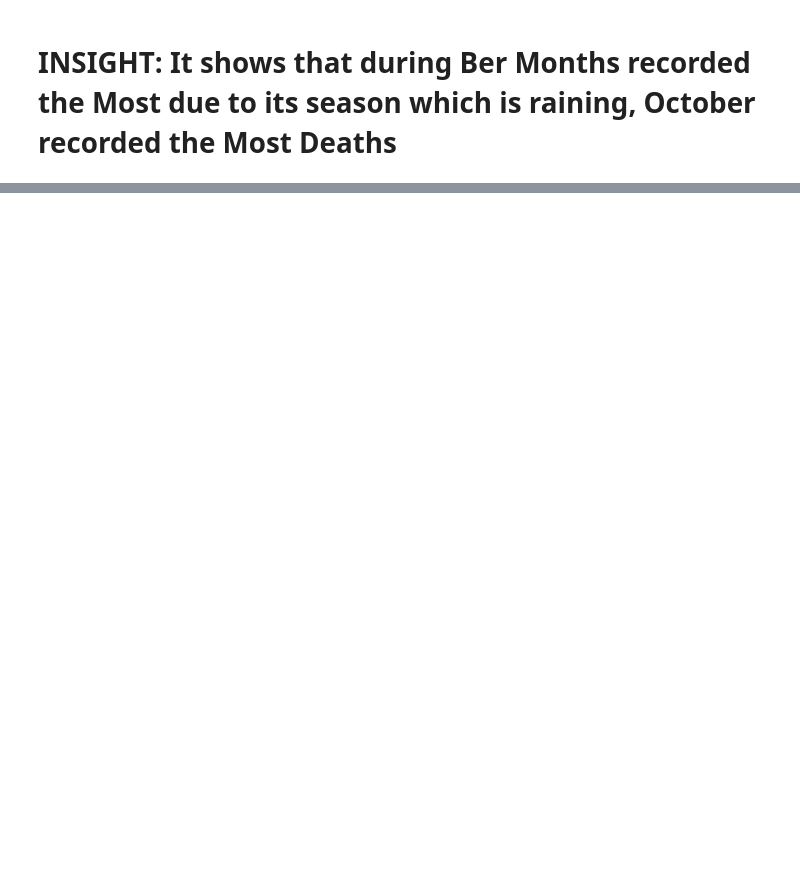
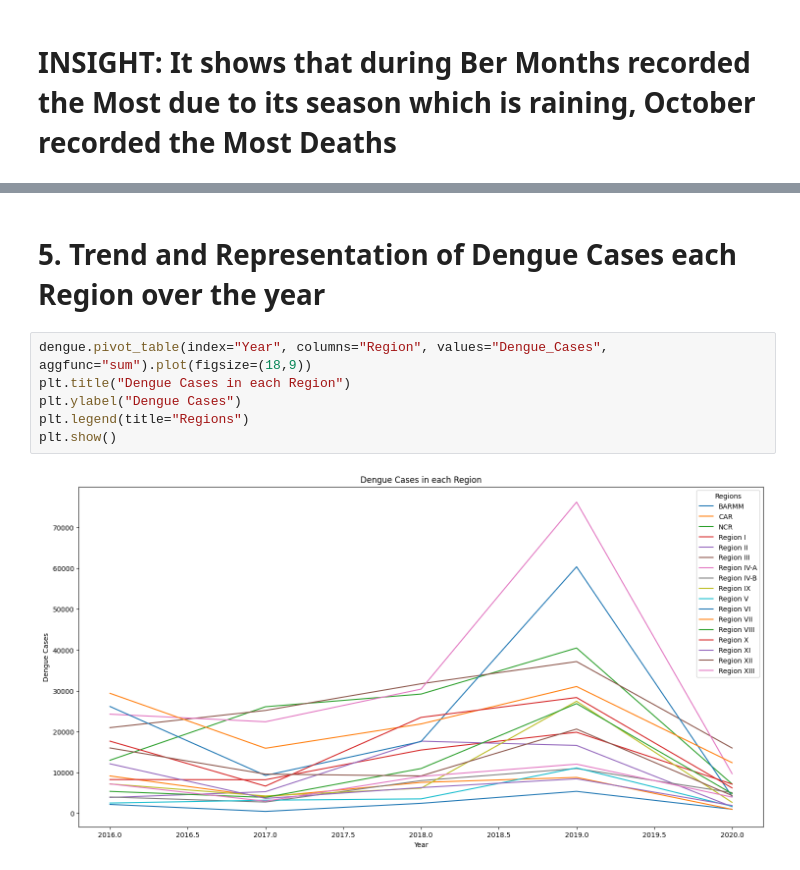
Before and after one commit to crxmne/activity5, a Jupyter notebook: Activity5.ipynb, the cells around one changed output, grey strips where cells are left out. Saved outputs shown, nothing was run; the diff lists cells and outputs as text; blank space fills up the shorter version.

```diff
--- a/Activity5.ipynb
+++ b/Activity5.ipynb
@@ -188,0 +203,10 @@ plt.show()
+# %% [markdown]
+<h1>5. Trend and Representation of Dengue Cases each Region over the year</h1>
+# %%
+dengue.pivot_table(index="Year", columns="Region", values="Dengue_Cases", aggfunc="sum").plot(figsize=(18,9))
+plt.title("Dengue Cases in each Region")
+plt.ylabel("Dengue Cases")
+plt.legend(title="Regions")
+plt.show()
+# %% [output]
+[figure, added]
```
Also changed, not shown: parts of 27 cells of this notebook.
